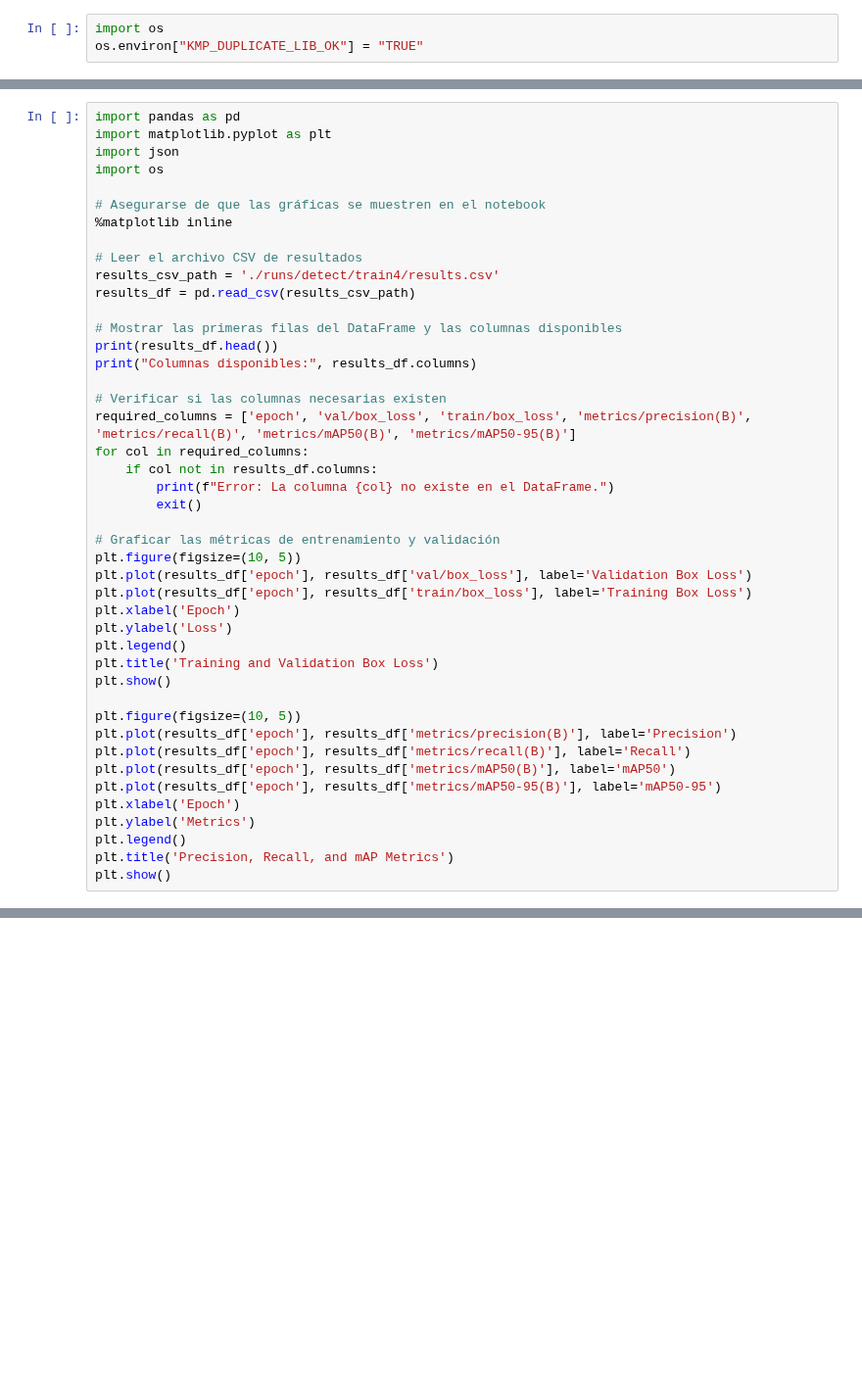
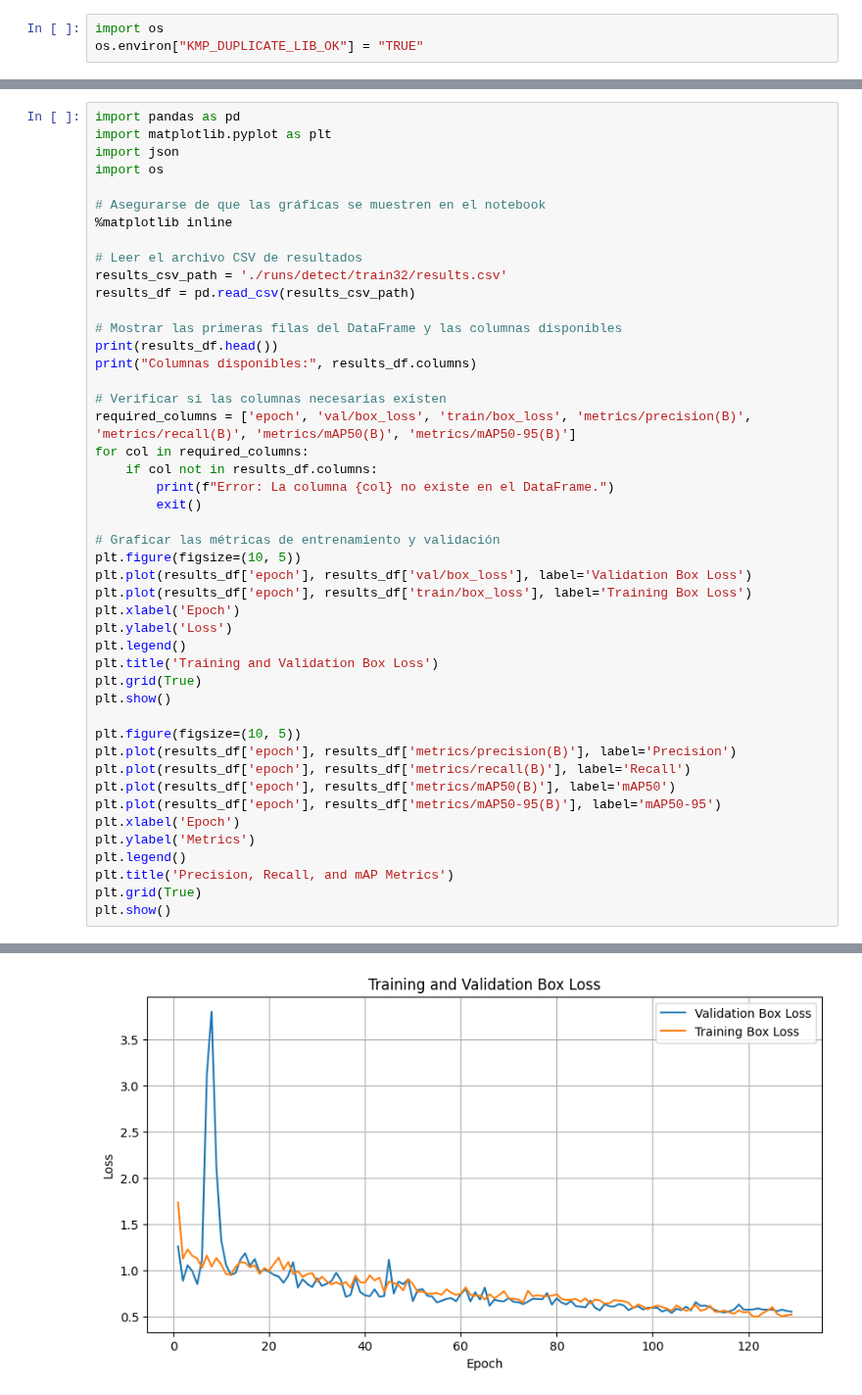
Before and after one commit to DevGiovanniLC/VC, a Jupyter notebook: P4/p4_vc.ipynb, the cells around one changed output, grey strips where cells are left out. Shown at 98% size. Cells and saved outputs as stored; diff of their text form; blank space fills up the shorter version.

```diff
--- a/P4/p4_vc.ipynb
+++ b/P4/p4_vc.ipynb
@@ -481,7 +311,7 @@ import os
 %matplotlib inline
 
 # Leer el archivo CSV de resultados
-results_csv_path = './runs/detect/train4/results.csv'
+results_csv_path = './runs/detect/train32/results.csv'
 results_df = pd.read_csv(results_csv_path)
 
 # Mostrar las primeras filas del DataFrame y las columnas disponibles
@@ -503,6 +333,7 @@ plt.xlabel('Epoch')
 plt.ylabel('Loss')
 plt.legend()
 plt.title('Training and Validation Box Loss')
+plt.grid(True)
 plt.show()
 
 plt.figure(figsize=(10, 5))
@@ -514,4 +345,6 @@ plt.xlabel('Epoch')
 plt.ylabel('Metrics')
 plt.legend()
 plt.title('Precision, Recall, and mAP Metrics')
+plt.grid(True)
 plt.show()
+# %% [output]
@@ -517,0 +368 @@ plt.show()
+[figure, added]
```
Also changed, not shown: parts of 7 cells of this notebook.
